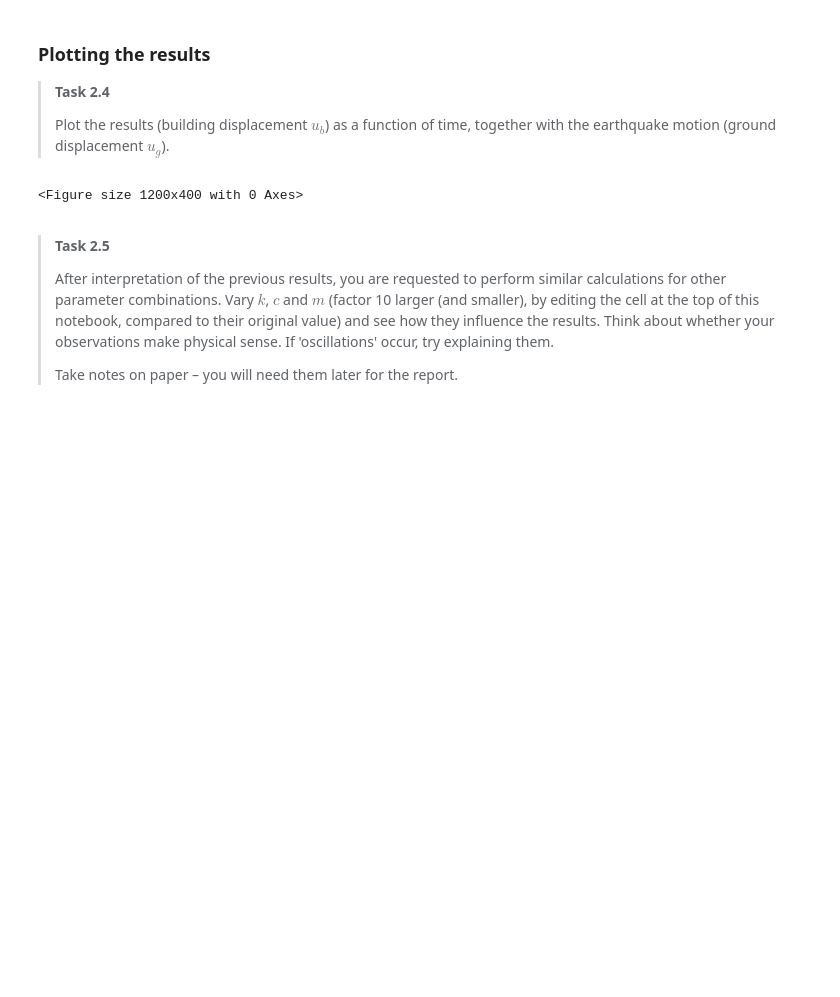
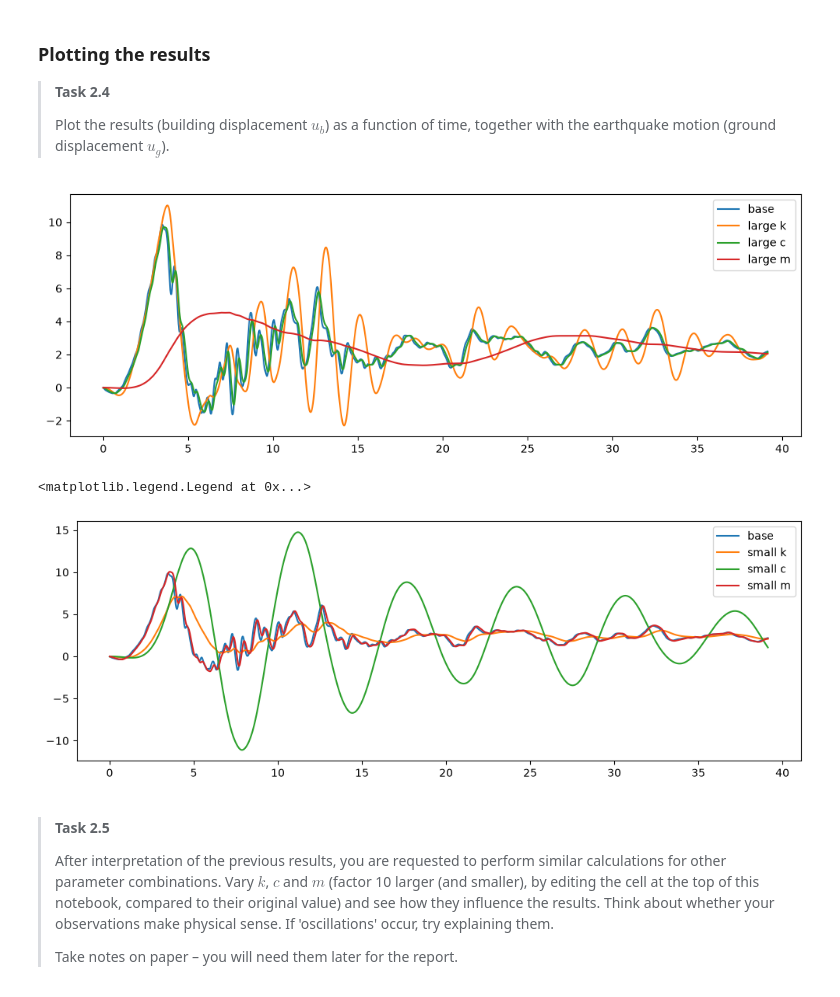
Before and after one commit to Mattice5685/GA.1.2, a Jupyter notebook: 1Ddynamics.ipynb, the cells around one changed output. Saved outputs shown, nothing was run; the diff lists cells and outputs as text; code cells hidden in the pictures; blank space fills up the shorter version.

Commit message:
final comparison graphs

```diff
--- a/1Ddynamics.ipynb
+++ b/1Ddynamics.ipynb
@@ -295,13 +295,28 @@ All tests passed!
 >
 ></p>
 ></div>
-# %%
-plt.figure(figsize=(12, 4))
-### YOUR CODE HERE ###
-### YOUR CODE HERE ###
-plt.show()
-# %% [output]
-<Figure size 1200x400 with 0 Axes>
+# %%
+
+plt.figure(figsize=(12, 4))
+plt.plot(t, ug, label='base')
+plt.plot(t, solution(100, 10, 10, num), label='large k')
+plt.plot(t, solution(10, 100, 10, num), label='large c')
+plt.plot(t, solution(10, 10, 100, num), label='large m')
+
+plt.legend()
+
+plt.show()
+
+plt.figure(figsize=(12,4))
+plt.plot(t, ug, label='base')
+plt.plot(t, solution(1, 10, 10, num), label='small k')
+plt.plot(t, solution(10, 1, 10, num), label='small c')
+plt.plot(t, solution(10, 10, 1, num), label='small m')
+plt.legend()
+# %% [output]
+[figure, added]
+<matplotlib.legend.Legend at 0x...>
+[figure, added]
 # %% [markdown]
 ><p>
 >
```
Also changed, not shown: parts of 1 cell of this notebook.
